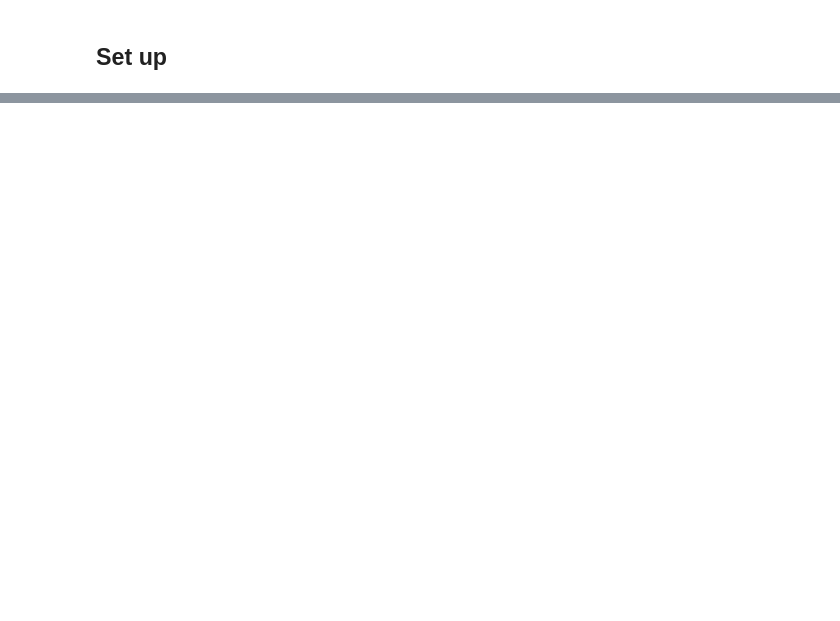
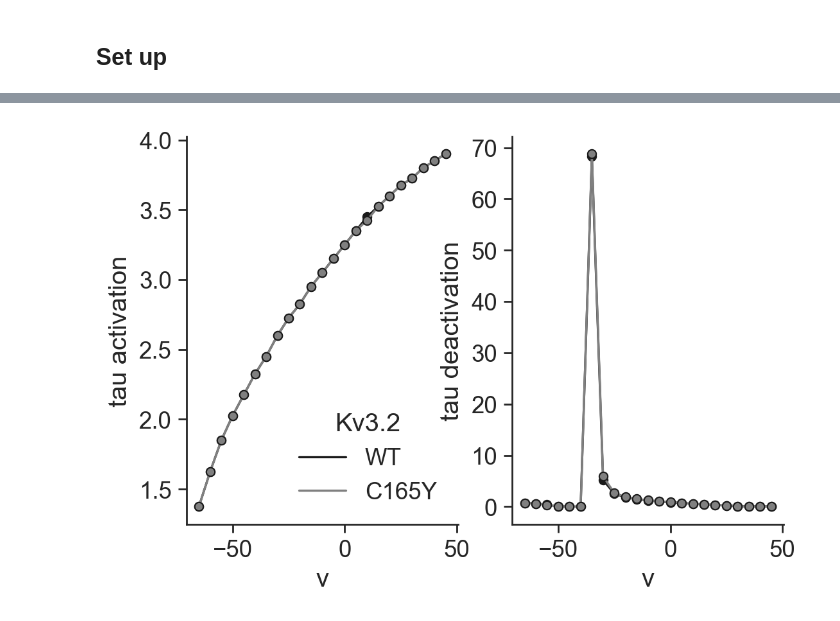
Before and after one commit to ChrisCurrin/pv-kcnc2, a Jupyter notebook: notebook.ipynb, the cells around one changed output, grey strips where cells are left out. Drawn from its saved outputs; the diff is of its cells as text; code cells hidden in the pictures; blank space fills up the shorter version.

```diff
--- a/notebook.ipynb
+++ b/notebook.ipynb
@@ -50,0 +262,18 @@ pv[0]
+# %%
+fig, axes = plt.subplot_mosaic(
+    [["tau activation", "tau deactivation"]],
+)
+for i, key in enumerate(["tau activation", "tau deactivation"]):
+    sns.lineplot(
+        data=plot_points,
+        x="v",
+        y=key,
+        ax=axes[key],
+        hue="Kv3.2",
+        palette=["k", "gray"],
+        marker="o",
+        markeredgecolor="k",
+        legend=(i==0),
+    )
+# %% [output]
+[figure, added]
```
Also changed, not shown: parts of 8 cells of this notebook, 10 other files.
